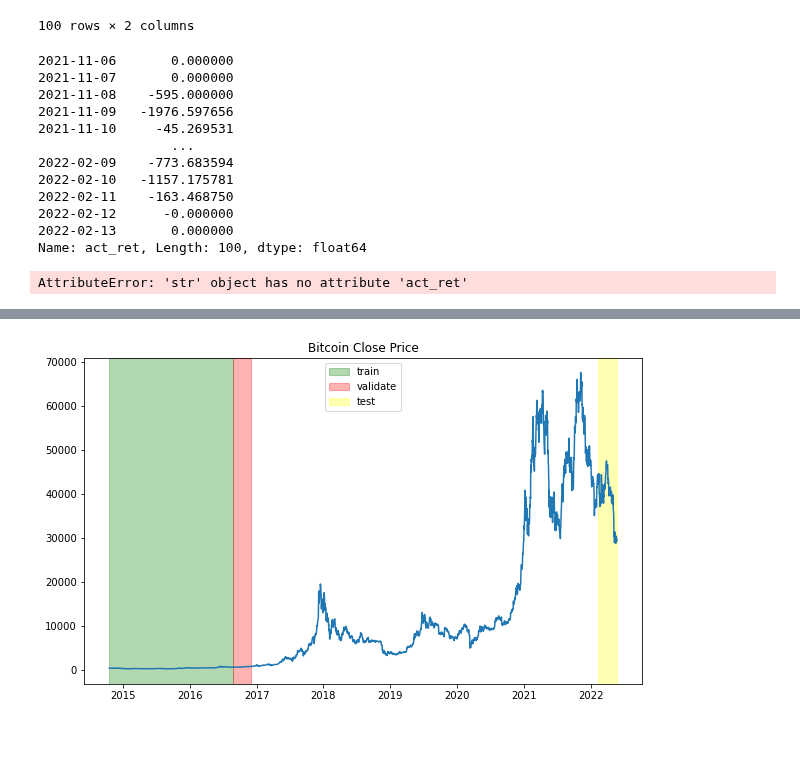
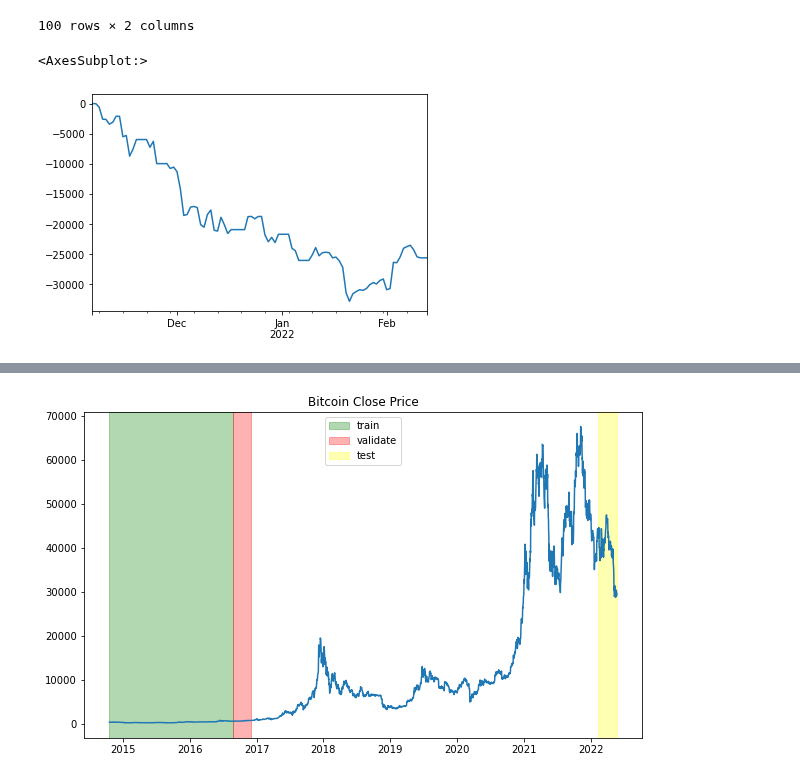
Before and after one commit to FinancialForecasters/financial_forecaster, a Jupyter notebook: explore_jesse.ipynb, the cells around one changed output, grey strips where cells are left out. Saved outputs shown, nothing was run; the diff lists cells and outputs as text; code cells hidden in the pictures; blank space fills up the shorter version.

Commit message:
Update model functions with equity data

```diff
--- a/explore_jesse.ipynb
+++ b/explore_jesse.ipynb
@@ -322,7 +322,7 @@ df.head(5)
 | 2014-10-24 | 358.591003 | 364.345001 | 353.304993 | 358.345001 | 15585700 | -0.031391 | -11.074005 | -0.030903 | 0 | ... |
 5 rows × 28 columns
 # %%
-def rolling_split_train_and_test(df, features_to_use, features_to_scale, target, num_splits = 5, test_size = 30):
+def rolling_split_train_and_test(df, features_to_use, features_to_scale, target, other_targets, num_splits = 5, test_size = 30):
     """ Splits dataset into train and test sets. Returns list of X_trains, X_tests, y_trains, y_tests
 
     Arguments:
@@ -334,12 +334,12 @@ def rolling_split_train_and_test(df, features_to_use, features_to_scale, target,
     test_size: number of datapoints to use for test sets
     """
 
-
+    other_targets.append(target)
     # Create the initial X and y matrices
     # X consists of only selected features
     # Withholding the final <<test_size>> to save for a final test on unseen data
     X = df[features_to_scale].iloc[:-test_size]
-    y = df[[target]].iloc[:-test_size]
+    y = df[other_targets].iloc[:-test_size]
 
     # Instantiate Time Series Split
     tscv = TimeSeriesSplit(n_splits = num_splits, test_size = test_size)
@@ -584,21 +622,23 @@ num_splits = 5
 # Define models to test
 models_to_test = [DecisionTreeClassifier(max_depth=3, min_samples_leaf=2),
                   DecisionTreeClassifier(max_depth=4, min_samples_leaf=2),
-                  DecisionTreeClassifier(max_depth=5, min_samples_leaf=2),
-                  RandomForestClassifier(max_depth=3, min_samples_leaf=2),
-                  RandomForestClassifier(max_depth=4, min_samples_leaf=2),
-                  RandomForestClassifier(max_depth=5, min_samples_leaf=2),
-                 LogisticRegression(C=1.0),
-                 LogisticRegression(C=0.1),
-                 LogisticRegression(C=0.01)]
+                  DecisionTreeClassifier(max_depth=5, min_samples_leaf=2),]
+                 #  RandomForestClassifier(max_depth=3, min_samples_leaf=2),
+                 #  RandomForestClassifier(max_depth=4, min_samples_leaf=2),
+                 #  RandomForestClassifier(max_depth=5, min_samples_leaf=2),
+                 # LogisticRegression(C=1.0),
+                 # LogisticRegression(C=0.1),
+                 # LogisticRegression(C=0.01)]
 
 # Define the target
 target = 'fwd_close_positive'
+other_targets = ['close','fwd_log_ret', 'fwd_ret', 'fwd_pct_chg']
 
 train_X_sets, test_X_sets, train_y_sets, test_y_sets = rolling_split_train_and_test(df,
                                                                                     features_to_use,
                                                                                     features_to_scale,
                                                                                     target,
+                                                                                    other_targets,
                                                                                     num_splits = num_splits,
                                                                                     test_size= test_size)
 all_classification_dataset_model_results = pd.DataFrame()
@@ -623,16 +663,23 @@ for model_to_test in models_to_test:
                                test_y_sets[dataset_number],
                                target, print_results = False)
 
+        train_equity_results, test_equity_results = get_equity_results(train_y_sets[dataset_number],
+                                                                       test_y_sets[dataset_number],
+                                                                       train_predictions,
+                                                                       test_predictions)
+
         # Consolidate the baseline results from each split
         all_baseline_results = consolidate_baseline_results(all_baseline_results,
                                                             dataset_number,
                                                             baseline_train_accuracy,
                                                             baseline_test_accuracy)
-        #
+        # Consolidate the classification modeling results
         all_classification_dataset_model_results = consolidate_class_model_results(dataset_number,
                                                                            all_classification_dataset_model_results,
                                                                      train_classification_report,
-                                                                     test_classification_report)
+                                                                     test_classification_report,
+                                                                                  train_equity_results,
+                                                                                  test_equity_results)
 
 average_cross_validate_result = consolidate_datasets(all_baseline_results,
                                                      all_classification_dataset_model_results)
@@ -674,27 +729,11 @@ test5[['fwd_ret','test_predictions']]
 | 2022-02-12 | -46.953125 | 0 |
 | 2022-02-13 | 389.402344 | 0 |
 100 rows × 2 columns
-# %%
-test5['act_ret'] = test5.fwd_ret*test5.test_predictions
-# %%
-test5.act_ret
-# %% [output]
-2021-11-06       0.000000
-2021-11-07       0.000000
-2021-11-08    -595.000000
-2021-11-09   -1976.597656
-2021-11-10     -45.269531
-                 ...
-2022-02-09    -773.683594
-2022-02-10   -1157.175781
-2022-02-11    -163.468750
-2022-02-12      -0.000000
-2022-02-13       0.000000
-Name: act_ret, Length: 100, dtype: float64
 # %%
-test.act_ret.cumsum()
+test5.cum_ret.plot()
 # %% [output]
-AttributeError: 'str' object has no attribute 'act_ret'
+<AxesSubplot:>
+[figure, added]
 # %%
 average_cross_validate_result
 # %% [output]
```
Also changed, not shown: parts of 5 cells of this notebook.
